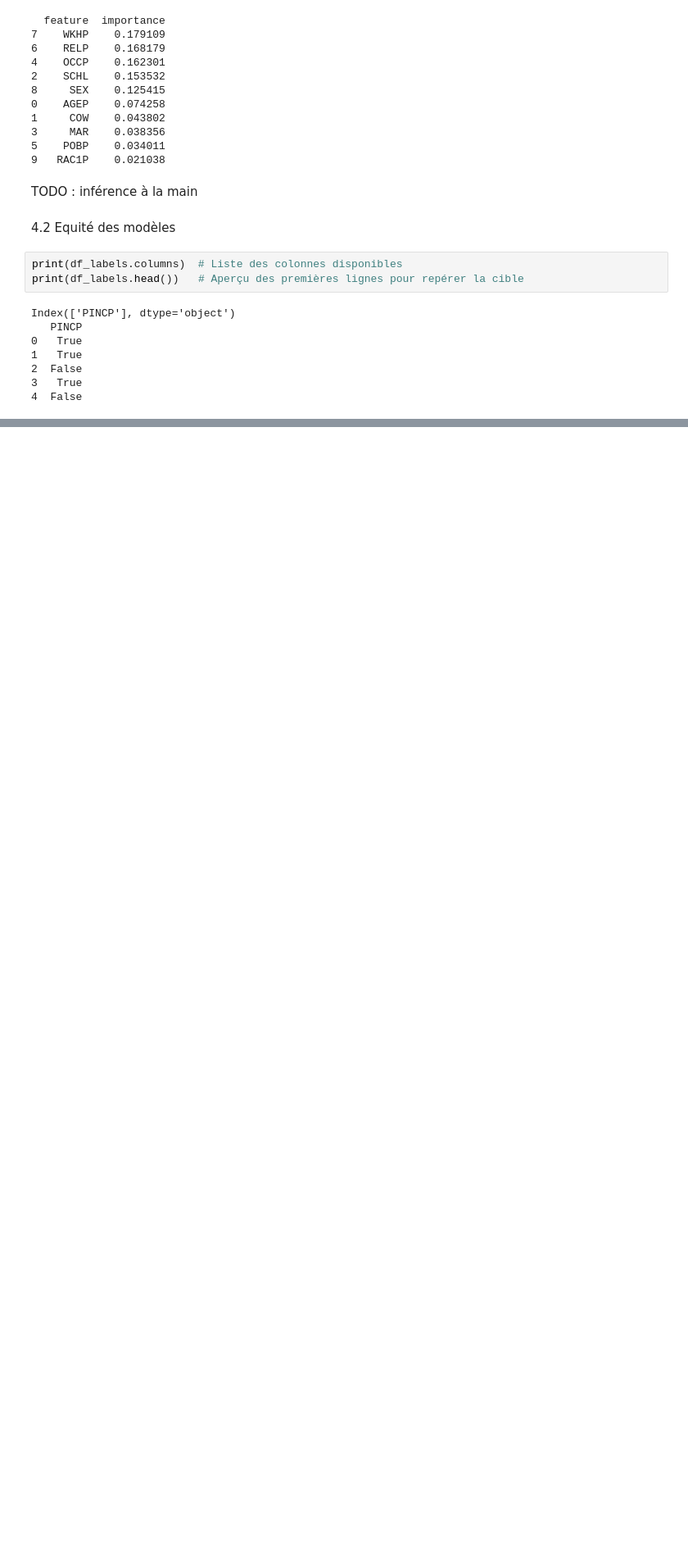
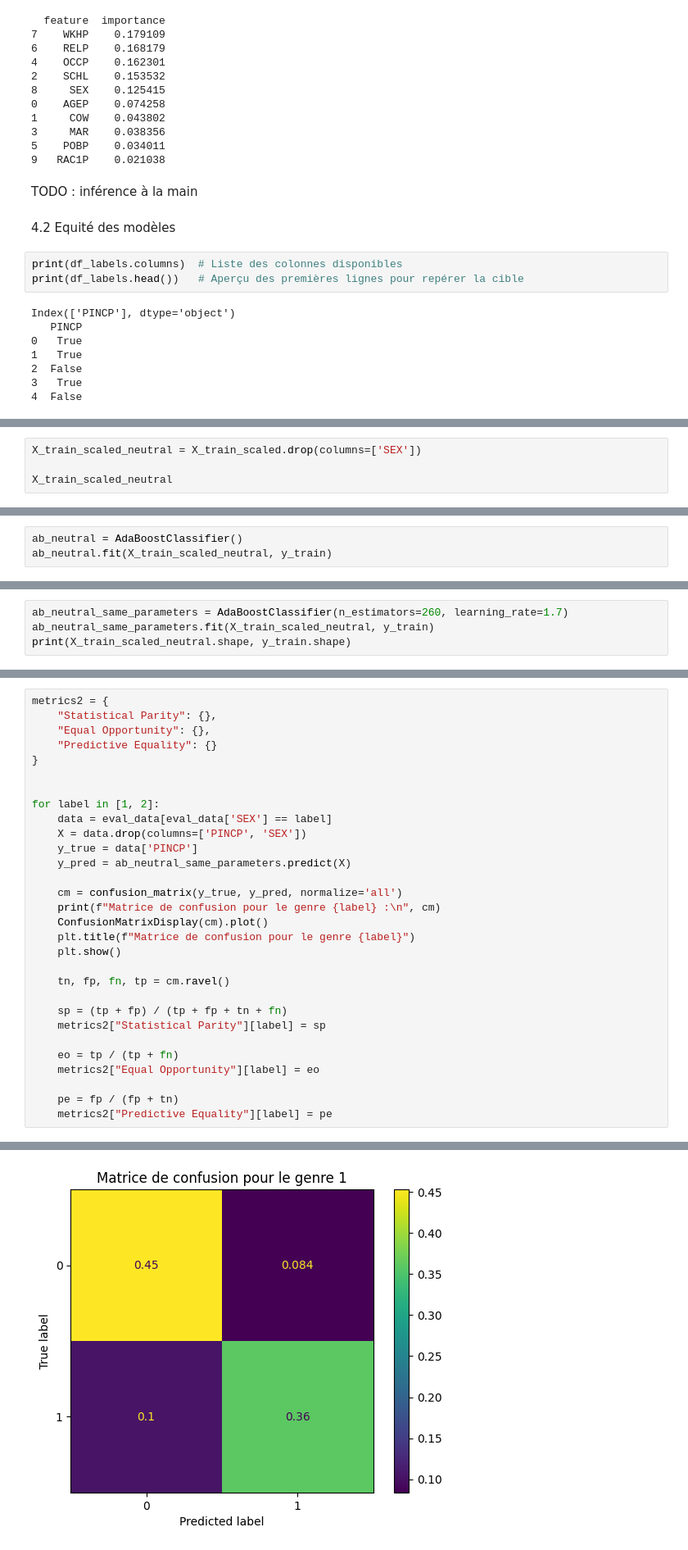
Before and after one commit to Saxhaa/supervised, a Jupyter notebook: data_analysis.ipynb, the cells around one changed output, grey strips where cells are left out. Shown at 82% size. Saved outputs shown, nothing was run; the diff lists cells and outputs as text; blank space fills up the shorter version.

```diff
--- a/data_analysis.ipynb
+++ b/data_analysis.ipynb
@@ -858,0 +926,4 @@ Matrice de confusion pour le model RandomForestClassifier() et le genre 2 :
+# %%
+X_train_scaled_neutral = X_train_scaled.drop(columns=['SEX'])
+
+X_train_scaled_neutral
@@ -858,0 +944,3 @@ Matrice de confusion pour le model RandomForestClassifier() et le genre 2 :
+# %%
+ab_neutral = AdaBoostClassifier()
+ab_neutral.fit(X_train_scaled_neutral, y_train)
@@ -858,0 +973,4 @@ Matrice de confusion pour le model RandomForestClassifier() et le genre 2 :
+# %%
+ab_neutral_same_parameters = AdaBoostClassifier(n_estimators=260, learning_rate=1.7)
+ab_neutral_same_parameters.fit(X_train_scaled_neutral, y_train)
+print(X_train_scaled_neutral.shape, y_train.shape)
@@ -858,0 +979,31 @@ Matrice de confusion pour le model RandomForestClassifier() et le genre 2 :
+# %%
+metrics2 = {
+    "Statistical Parity": {},
+    "Equal Opportunity": {},
+    "Predictive Equality": {}
+}
+
+
+for label in [1, 2]:
+    data = eval_data[eval_data['SEX'] == label]
+    X = data.drop(columns=['PINCP', 'SEX'])
+    y_true = data['PINCP']
+    y_pred = ab_neutral_same_parameters.predict(X)
+
+    cm = confusion_matrix(y_true, y_pred, normalize='all')
+    print(f"Matrice de confusion pour le genre {label} :\n", cm)
+    ConfusionMatrixDisplay(cm).plot()
+    plt.title(f"Matrice de confusion pour le genre {label}")
+    plt.show()
+
+    tn, fp, fn, tp = cm.ravel()
+
+    sp = (tp + fp) / (tp + fp + tn + fn)
+    metrics2["Statistical Parity"][label] = sp
+
+    eo = tp / (tp + fn)
+    metrics2["Equal Opportunity"][label] = eo
+
+    pe = fp / (fp + tn)
+    metrics2["Predictive Equality"][label] = pe
+# %% [output]
@@ -858,0 +1013 @@ Matrice de confusion pour le model RandomForestClassifier() et le genre 2 :
+[figure, added]
```
Also changed, not shown: parts of 21 cells of this notebook.
